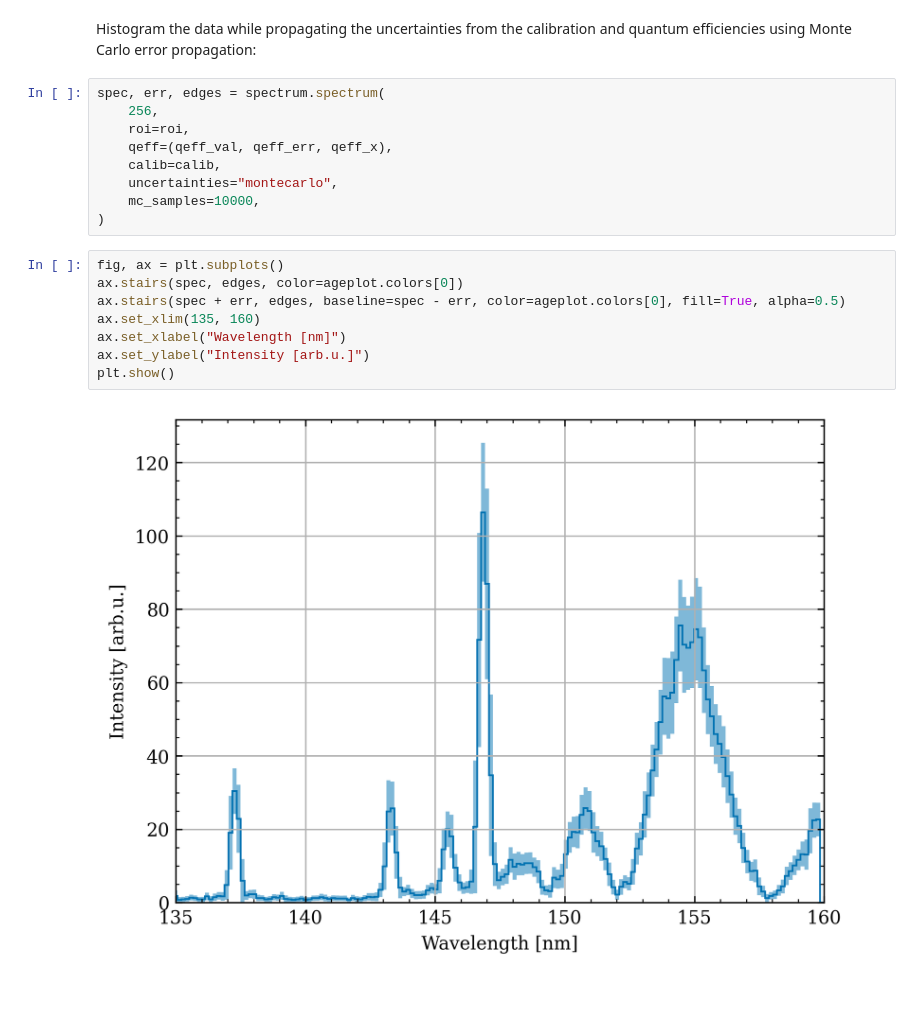
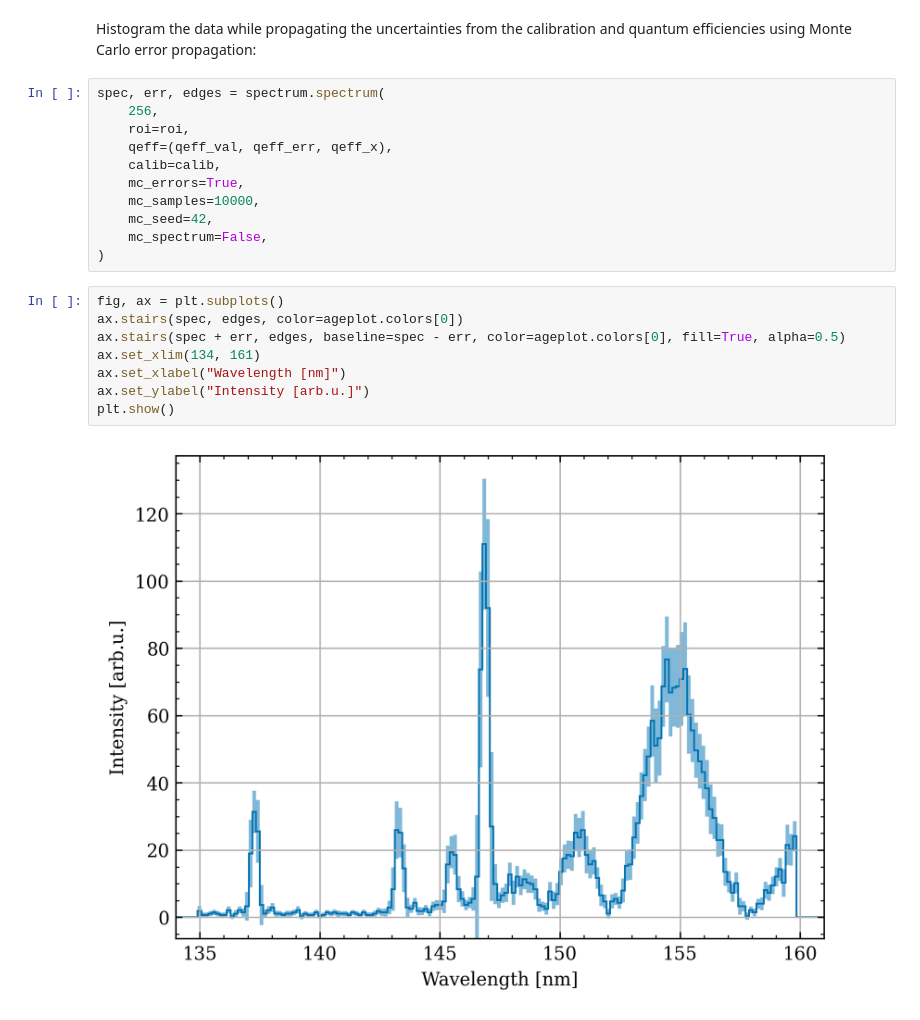
Before and after one commit to adryyan/agepy, a Jupyter notebook: docs/_notebooks/photon_spectrum.ipynb, the cells around one changed output. Saved outputs shown, nothing was run; the diff lists cells and outputs as text.

Commit message:
Fixed Monte Carlo error propagation

```diff
--- a/docs/_notebooks/photon_spectrum.ipynb
+++ b/docs/_notebooks/photon_spectrum.ipynb
@@ -79,16 +79,18 @@ spec, err, edges = spectrum.spectrum(
     roi=roi,
     qeff=(qeff_val, qeff_err, qeff_x),
     calib=calib,
-    uncertainties="montecarlo",
+    mc_errors=True,
     mc_samples=10000,
+    mc_seed=42,
+    mc_spectrum=False,
 )
 # %%
 fig, ax = plt.subplots()
 ax.stairs(spec, edges, color=ageplot.colors[0])
 ax.stairs(spec + err, edges, baseline=spec - err, color=ageplot.colors[0], fill=True, alpha=0.5)
-ax.set_xlim(135, 160)
+ax.set_xlim(134, 161)
 ax.set_xlabel("Wavelength [nm]")
 ax.set_ylabel("Intensity [arb.u.]")
 plt.show()
 # %% [output]
-[figure, old version]
+[figure, new version]
```
Also changed, not shown: 6 other files.
